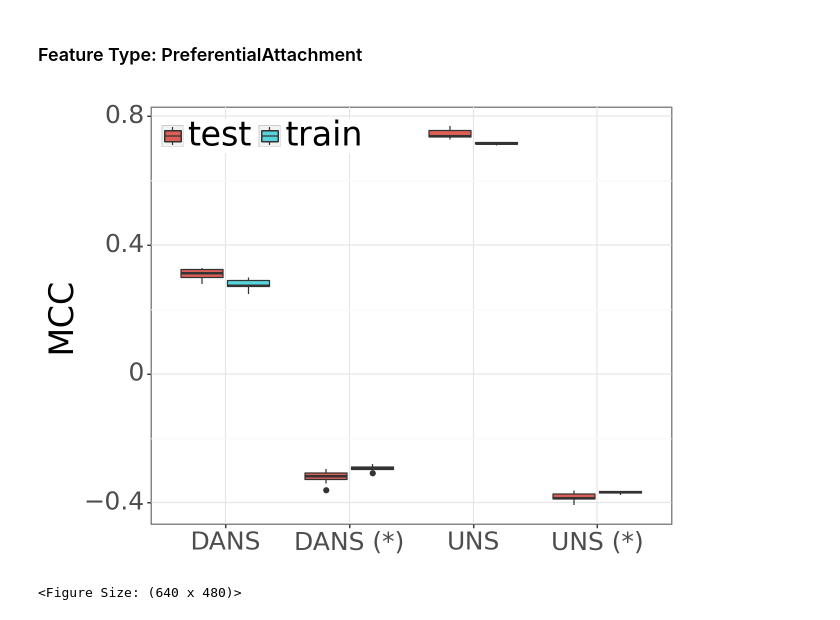
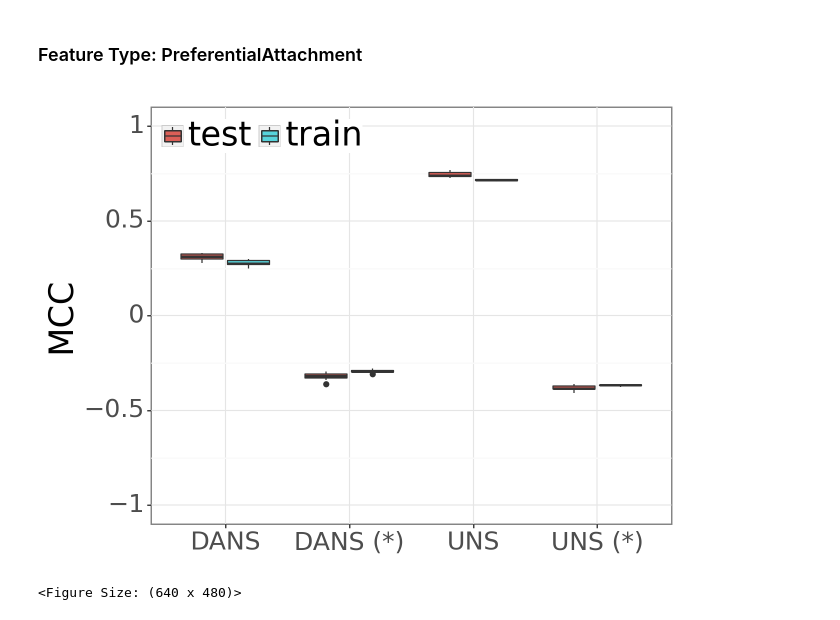
Before and after one commit to monarch-initiative/negativeExampleSelection, a Jupyter notebook: degreeBias.ipynb, the cells around one changed output. Cells and saved outputs as stored; diff of their text form; code cells hidden in the pictures.

```diff
--- a/degreeBias.ipynb
+++ b/degreeBias.ipynb
@@ -56,7 +58,7 @@ subgraph = composite_graph.filter_from_names(
 The following settings can be changed here for the entire workbook.</p>
 # %%
 # Set smoke test to True for testing:
-SMOKE_TEST = True
+SMOKE_TEST = False
 NUMBER_OF_HOLDOUTS = 10
 VALIDATION_UNBALANCE_RATES = (1.0, )
 TRAIN_SIZES = (0.75,)
@@ -266,8 +246,9 @@ array(["['Degree']", "['AdamicAdar']", "['JaccardCoefficient']",
 # %%
-def get_ggplot(df, edge_feature):
+def get_ggplot(df, edge_feature, lower_ylim=0):
     df_filtered = df[perceptron_df["edge_features"]==edge_feature]
     p = ggplot(data=df_filtered, mapping=aes(y = "matthews_correlation_coefficient",
            x = "validation",  fill="evaluation_mode"))  + geom_boxplot()  + \
+    ylim(lower_ylim, 1) + \
     theme_bw() +  \
     labs(y= "MCC") + \
     theme(axis_text = element_text(size=18),
@@ -317,8 +299,9 @@ p
 # %% [markdown]
 <h3>Feature Type: PreferentialAttachment</h3>
 # %%
-p = get_ggplot(perceptron_df,"['PreferentialAttachment']")
+p = get_ggplot(perceptron_df,"['PreferentialAttachment']", lower_ylim=-1)
+ggsave(p, "degree_only_pref_attach.pdf")
 p
 # %% [output]
-[figure, old version]
+[figure, new version]
 <Figure Size: (640 x 480)>
```
Also changed, not shown: parts of 12 cells of this notebook, 1 other file.
